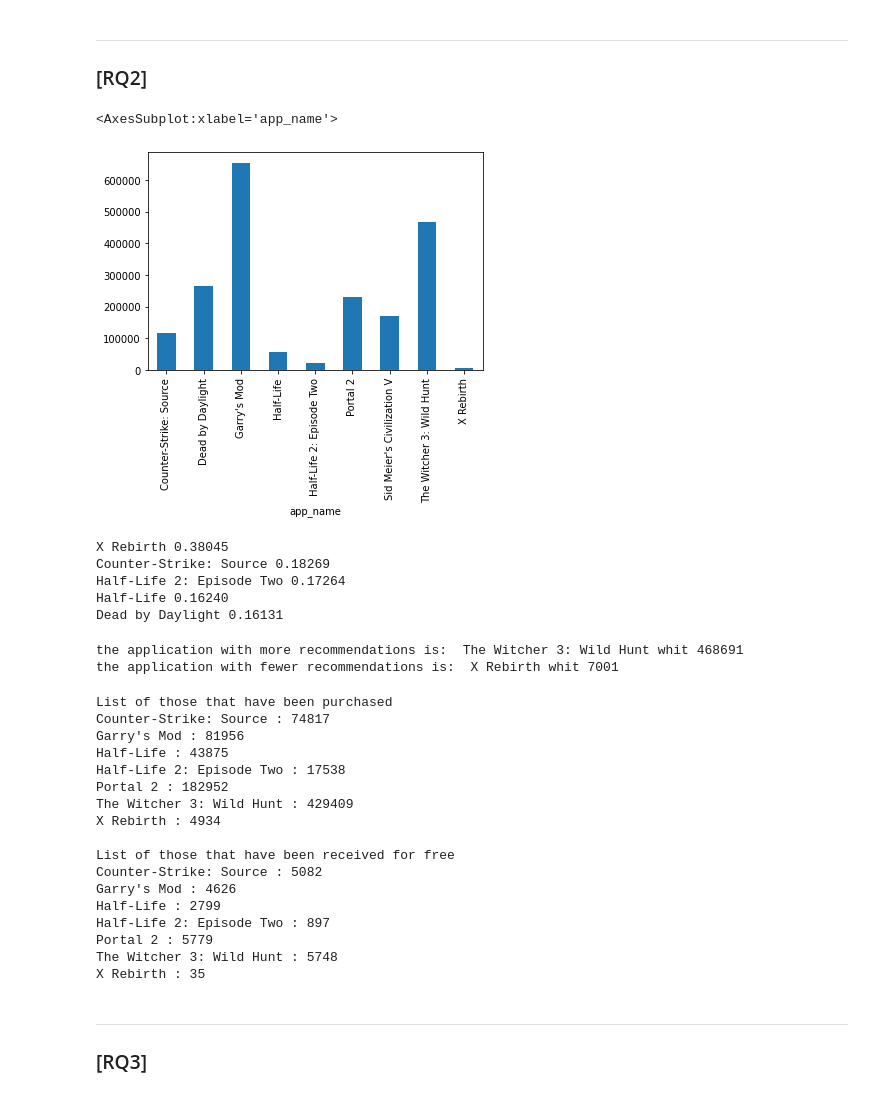
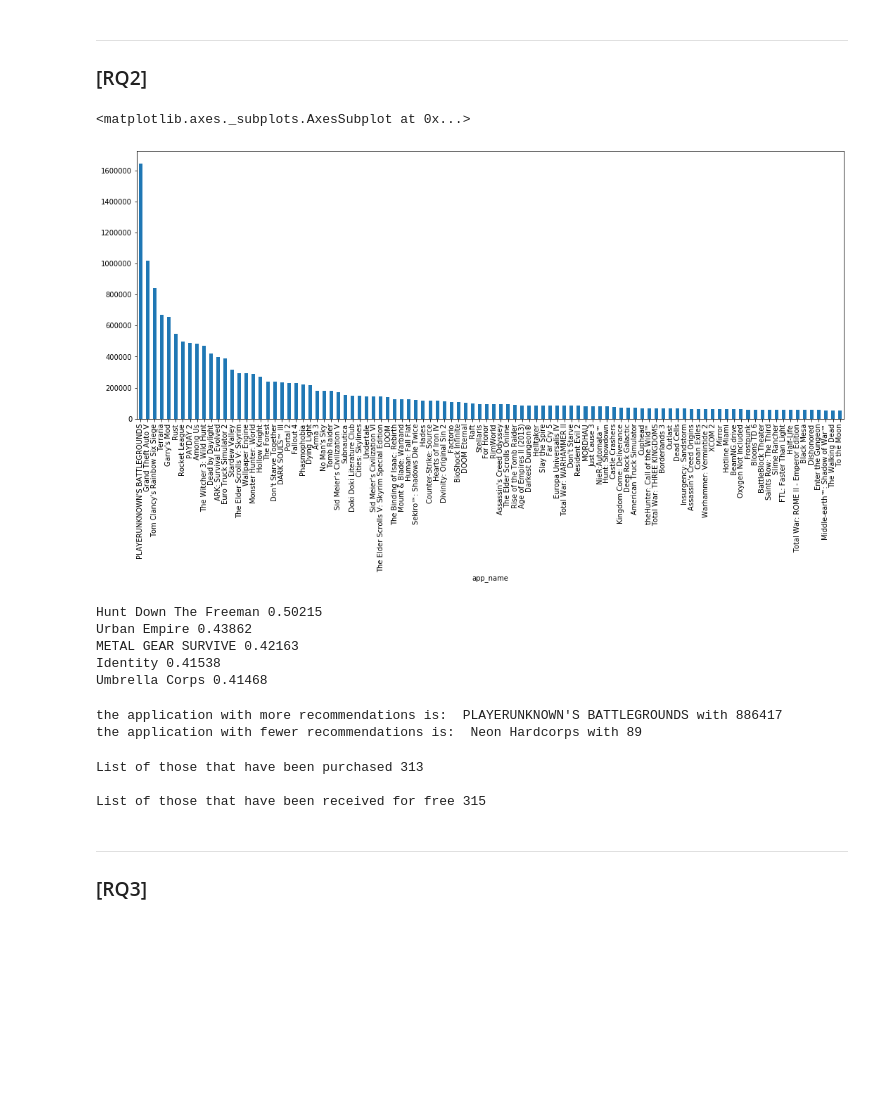
Before and after one commit to cosmin-z/ADM-HW2, a Jupyter notebook: Homework 2.ipynb, the cells around one changed output. Saved outputs shown, nothing was run; the diff lists cells and outputs as text; code cells hidden in the pictures; blank space fills up the shorter version.

```diff
--- a/Homework 2.ipynb
+++ b/Homework 2.ipynb
@@ -81,63 +81,52 @@ There doesn't seem to be a clear linear relationship between the two variables.
 ---
 ### [RQ2]
 # %%
+#1
 import pandas as pd
 %matplotlib inline
 import matplotlib.pyplot as plt
-dataset = pd.read_csv('./steam_reviews.csv', header='infer', nrows=2000000)
-dataset.groupby('app_name').review.count().plot.bar()
+dataset = pd.read_csv('./steam_reviews.csv', header='infer')
+dataset.groupby('app_name').review.count().sort_values(ascending=False)[:100].plot.bar(figsize = (18, 7))
 #I grouped by "app_name", selected review column, count the rewivew for the single app and eventually plot them
+#I decided to plot just the first 100 because the plot would have become incomprehensible and after a while the values were all more or less the same
 # %% [output]
-<AxesSubplot:xlabel='app_name'>
+<matplotlib.axes._subplots.AxesSubplot at 0x...>
-[figure, old version]
+[figure, new version]
 # %%
+#2
 maxScore = dataset.groupby('app_name').weighted_vote_score.mean()
 topTen = maxScore.sort_values(ascending=False)
 for i in range(5):
     print(topTen.index[i] , format(topTen[i],'.5f'))
 #through weighted_vote_score I've done the mean. In the end I showed the 5 with the highest rating
 # %% [output]
-X Rebirth 0.38045
-Counter-Strike: Source 0.18269
-Half-Life 2: Episode Two 0.17264
-Half-Life 0.16240
-Dead by Daylight 0.16131
+Hunt Down The Freeman 0.50215
+Urban Empire 0.43862
+METAL GEAR SURVIVE 0.42163
+Identity 0.41538
+Umbrella Corps 0.41468
 # %%
+#3
 #I grouped by "app_name", I've select just the column with recommended equal to true, selected recommended column, count
 min = dataset[dataset['recommended'] == True].groupby('app_name').recommended.count()
 max = dataset[dataset['recommended'] == True].groupby('app_name').recommended.count()
-print("the application with more recommendations is: ", df.idxmax(), "with",df.loc[df.idxmax()])
-print("the application with fewer recommendations is: ", df.idxmin(), "with",df.loc[df.idxmin()])
+print("the application with more recommendations is: ", max.idxmax(), "with",max.loc[max.idxmax()])
+print("the application with fewer recommendations is: ", min.idxmin(), "with",min.loc[min.idxmin()])
+#throught min and max I've showed wich application have have the most and the least recommendations
 # %% [output]
-the application with more recommendations is:  The Witcher 3: Wild Hunt whit 468691
-the application with fewer recommendations is:  X Rebirth whit 7001
+the application with more recommendations is:  PLAYERUNKNOWN'S BATTLEGROUNDS with 886417
+the application with fewer recommendations is:  Neon Hardcorps with 89
 # %%
+#4
 purchase = dataset[dataset['steam_purchase'] == True].groupby('app_name').steam_purchase.value_counts()
 purchase_free = dataset[dataset['received_for_free'] == True].groupby('app_name').received_for_free.value_counts()
-print("List of those that have been purchased")
-for i in range(len(purchase)):
-    print(purchase.index[i][0], ":", purchase[i])
-print("\nList of those that have been received for free")
-for i in range(len(purchase)):
-    print(purchase_free.index[i][0], ":", purchase_free[i])
+print("List of those that have been purchased", len(purchase))
+print("\nList of those that have been received for free", len(purchase_free))
+#I simply collected the data from the appropriate columns with the codition True that means purchase or received for free
 # %% [output]
-List of those that have been purchased
-Counter-Strike: Source : 74817
-Garry's Mod : 81956
-Half-Life : 43875
-Half-Life 2: Episode Two : 17538
-Portal 2 : 182952
-The Witcher 3: Wild Hunt : 429409
-X Rebirth : 4934
+List of those that have been purchased 313
 
-List of those that have been received for free
-Counter-Strike: Source : 5082
-Garry's Mod : 4626
-Half-Life : 2799
-Half-Life 2: Episode Two : 897
-Portal 2 : 5779
-The Witcher 3: Wild Hunt : 5748
-X Rebirth : 35
+List of those that have been received for free 315
 # %% [markdown]
 ---
 ### [RQ3]
```
Also changed, not shown: parts of 6 cells of this notebook.
